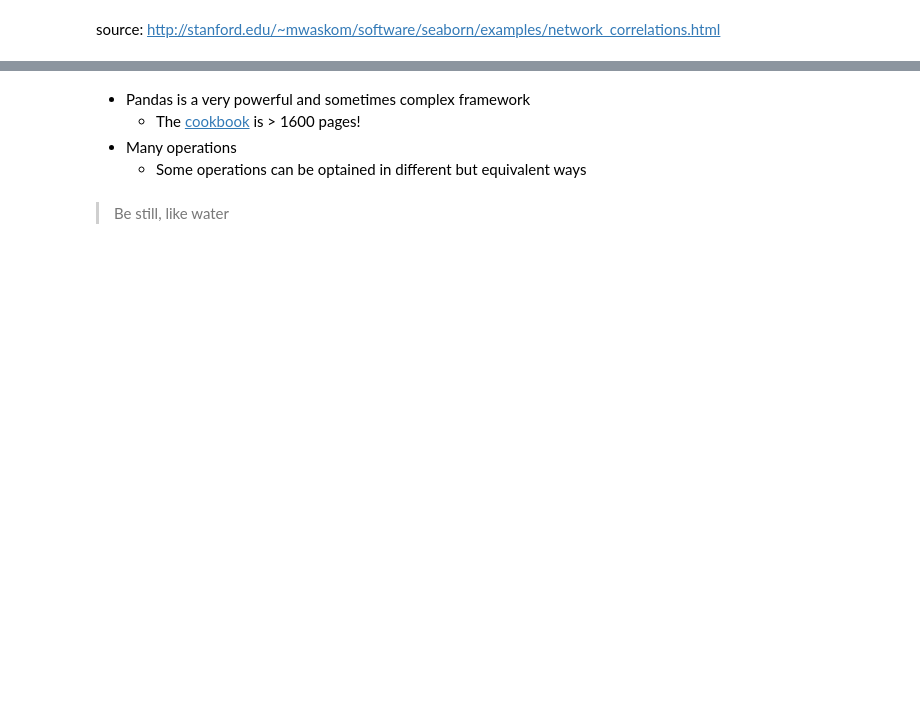
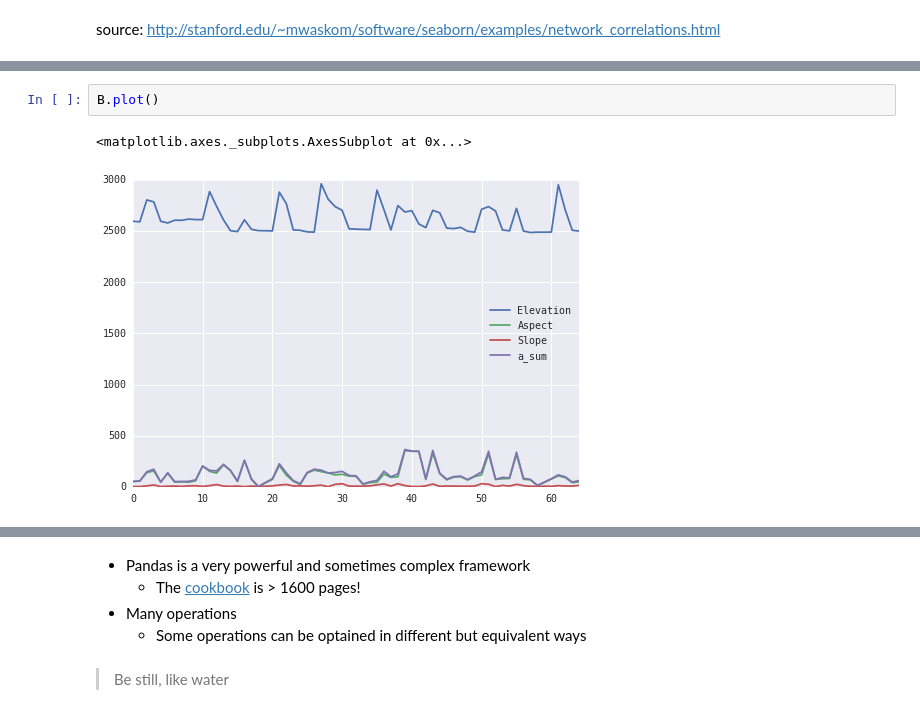
Before and after one commit to hpcit/lectures, a Jupyter notebook: pydata/06_dataframes.ipynb, the cells around one changed output, grey strips where cells are left out. Cells and saved outputs as stored; diff of their text form; blank space fills up the shorter version.

```diff
--- a/pydata/06_dataframes.ipynb
+++ b/pydata/06_dataframes.ipynb
@@ -1241,0 +1326,5 @@ source: http://stanford.edu/~mwaskom/software/seaborn/examples/network_correlati
+# %%
+B.plot()
+# %% [output]
+<matplotlib.axes._subplots.AxesSubplot at 0x...>
+[figure, added]
```
Also changed, not shown: parts of 21 cells of this notebook.
